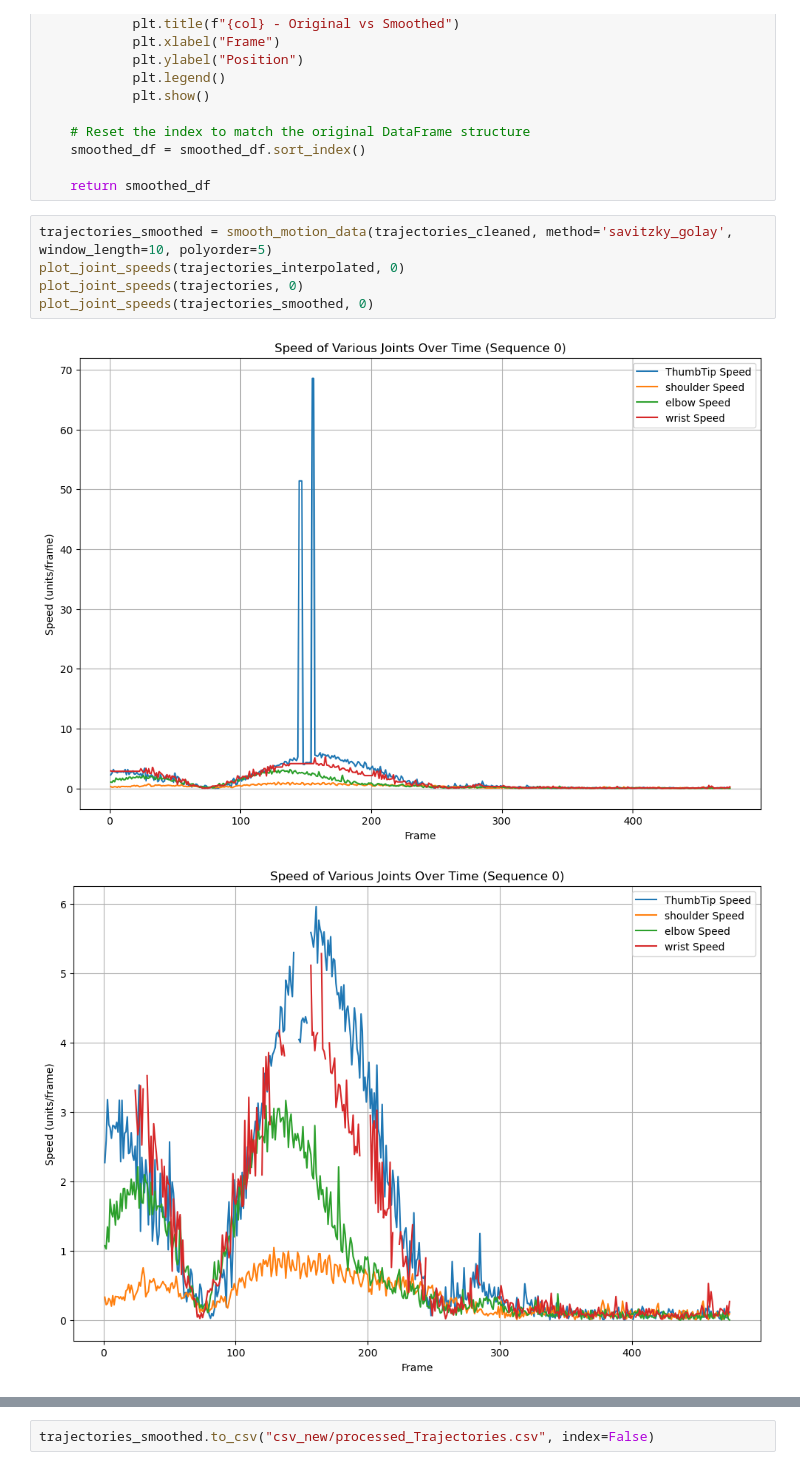
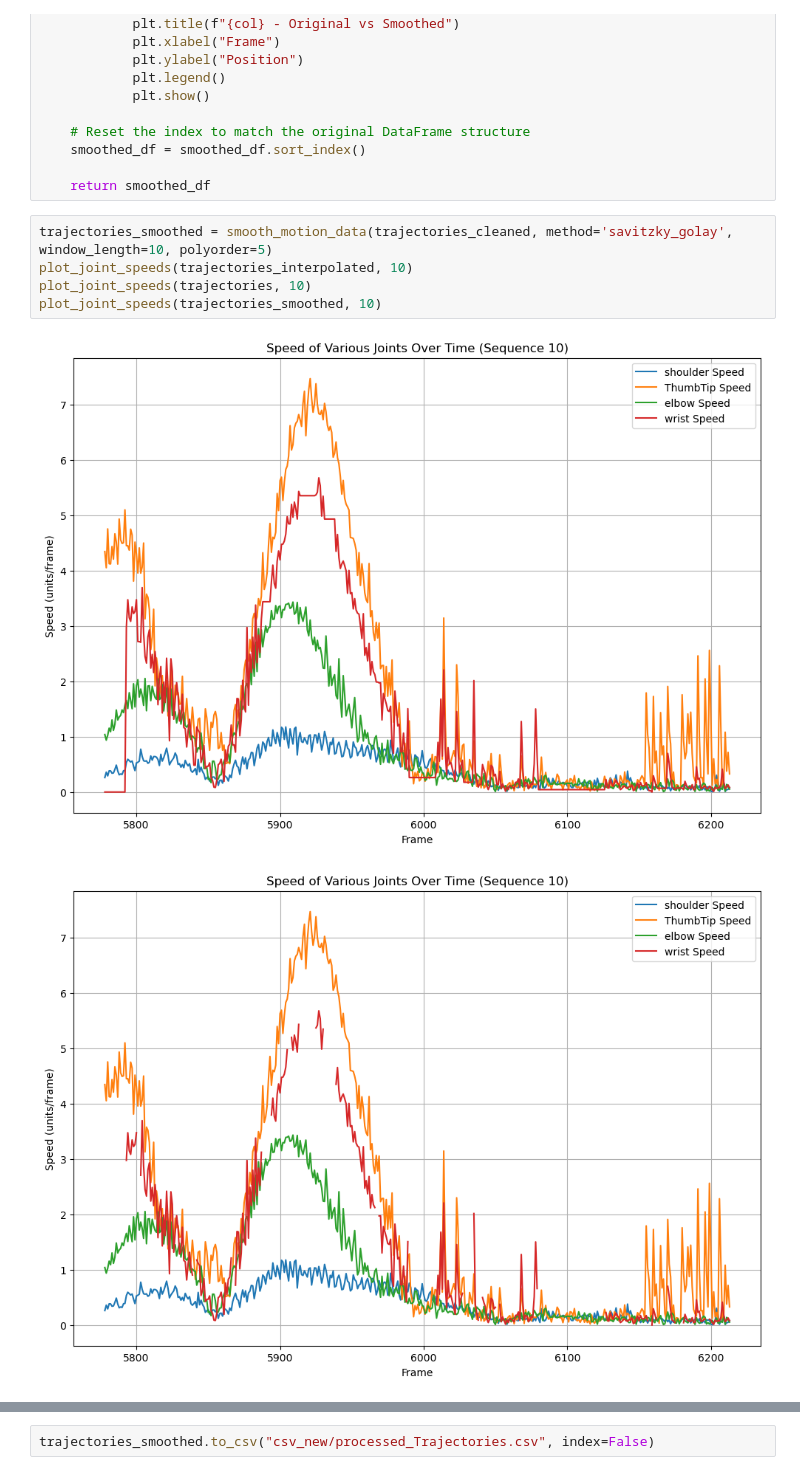
Before and after one commit to mateusz-pawelczyk/ArmTracking, a Jupyter notebook: Code/preprocessing/read_data copy.ipynb, the cells around one changed output, grey strips where cells are left out. Cells and saved outputs as stored; diff of their text form.

```diff
--- a/Code/preprocessing/read_data copy.ipynb
+++ b/Code/preprocessing/read_data copy.ipynb
@@ -632,9 +632,9 @@ def smooth_motion_data(df: pd.DataFrame, method: str = 'savitzky_golay', visuali
     return smoothed_df
 # %%
 trajectories_smoothed = smooth_motion_data(trajectories_cleaned, method='savitzky_golay', window_length=10, polyorder=5)
-plot_joint_speeds(trajectories_interpolated, 0)
-plot_joint_speeds(trajectories, 0)
-plot_joint_speeds(trajectories_smoothed, 0)
+plot_joint_speeds(trajectories_interpolated, 10)
+plot_joint_speeds(trajectories, 10)
+plot_joint_speeds(trajectories_smoothed, 10)
 # %% [output]
-[figure, old version]
+[figure, new version]
-[figure, old version]
+[figure, new version]
```
Also changed, not shown: parts of 6 cells of this notebook, 5 other files.
